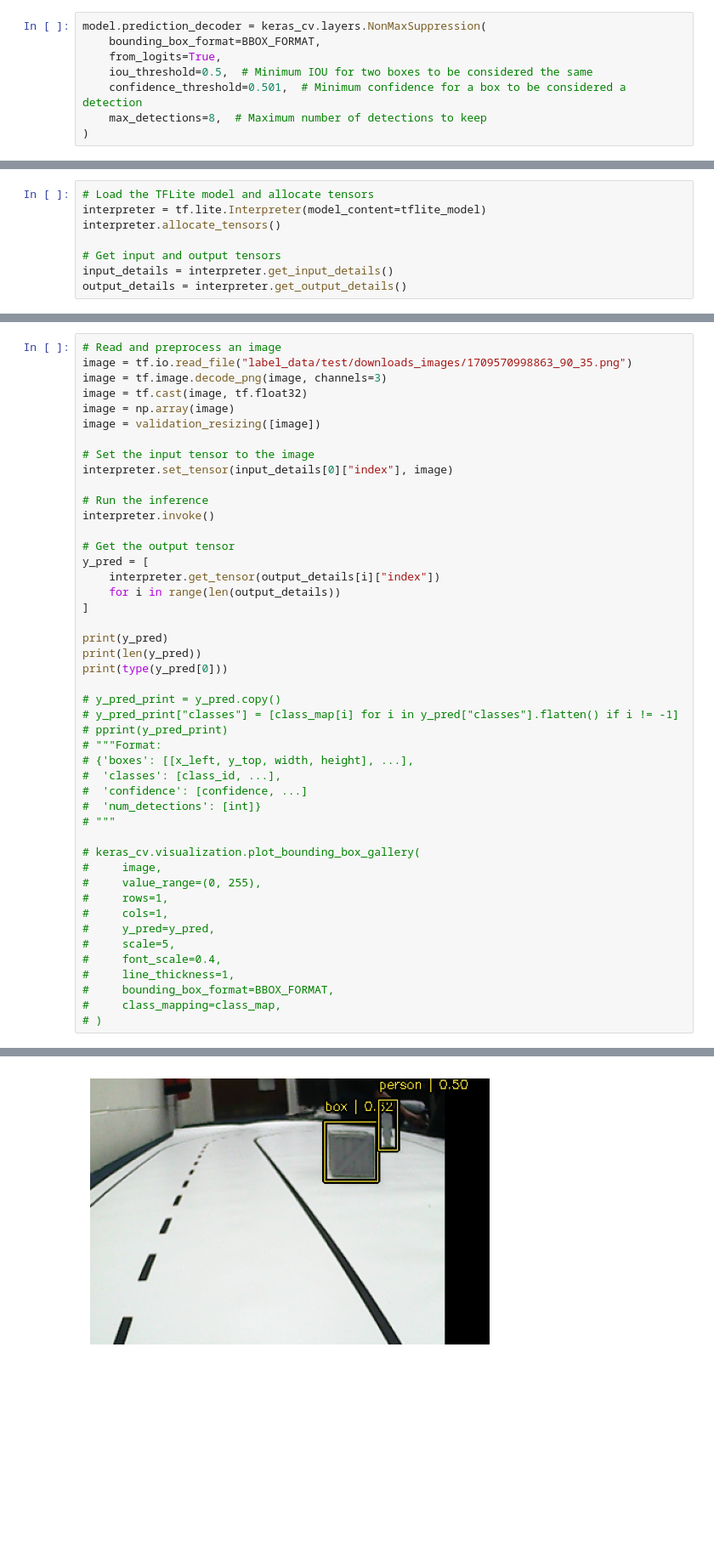
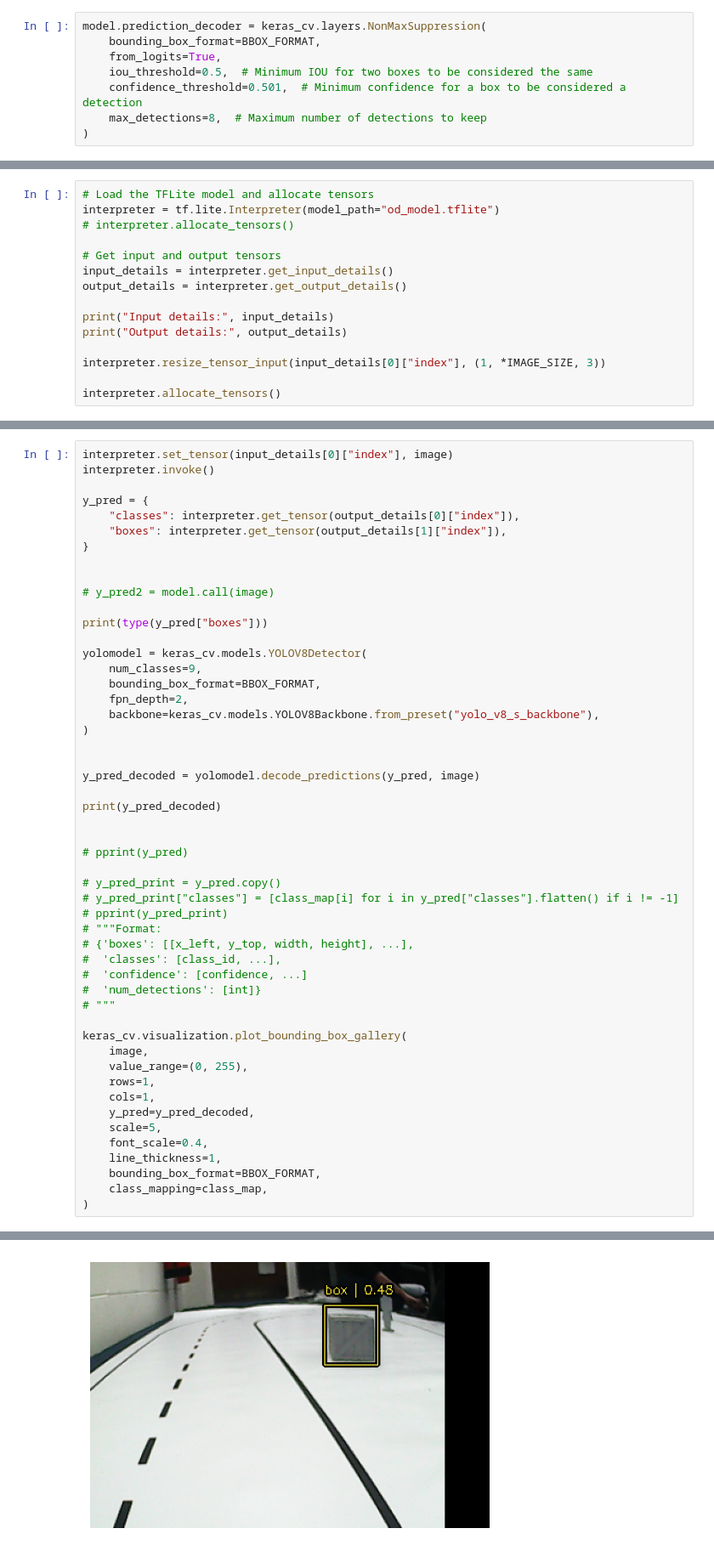
Before and after one commit to jckpn/picar_sim, a Jupyter notebook: od_infer_tflite.ipynb, the cells around one changed output, grey strips where cells are left out. Shown at 85% size. Saved outputs shown, nothing was run; the diff lists cells and outputs as text; blank space fills up the shorter version.

Commit message:
Convert obj detection to tflite

```diff
--- a/od_infer_tflite.ipynb
+++ b/od_infer_tflite.ipynb
@@ -83,8 +200,15 @@ with open("model.tflite", "wb") as f:
 # %%
 # Load the TFLite model and allocate tensors
-interpreter = tf.lite.Interpreter(model_content=tflite_model)
-interpreter.allocate_tensors()
+interpreter = tf.lite.Interpreter(model_path="od_model.tflite")
+# interpreter.allocate_tensors()
 
 # Get input and output tensors
 input_details = interpreter.get_input_details()
 output_details = interpreter.get_output_details()
+
+print("Input details:", input_details)
+print("Output details:", output_details)
+
+interpreter.resize_tensor_input(input_details[0]["index"], (1, *IMAGE_SIZE, 3))
+
+interpreter.allocate_tensors()
@@ -91,26 +274,31 @@ output_details = interpreter.get_output_details()
 # %%
-# Read and preprocess an image
-image = tf.io.read_file("label_data/test/downloads_images/1709570998863_90_35.png")
-image = tf.image.decode_png(image, channels=3)
-image = tf.cast(image, tf.float32)
-image = np.array(image)
-image = validation_resizing([image])
-
-# Set the input tensor to the image
 interpreter.set_tensor(input_details[0]["index"], image)
-
-# Run the inference
 interpreter.invoke()
 
-# Get the output tensor
-y_pred = [
-    interpreter.get_tensor(output_details[i]["index"])
-    for i in range(len(output_details))
-]
+y_pred = {
+    "classes": interpreter.get_tensor(output_details[0]["index"]),
+    "boxes": interpreter.get_tensor(output_details[1]["index"]),
+}
 
-print(y_pred)
-print(len(y_pred))
-print(type(y_pred[0]))
+
+# y_pred2 = model.call(image)
+
+print(type(y_pred["boxes"]))
+
+yolomodel = keras_cv.models.YOLOV8Detector(
+    num_classes=9,
+    bounding_box_format=BBOX_FORMAT,
+    fpn_depth=2,
+    backbone=keras_cv.models.YOLOV8Backbone.from_preset("yolo_v8_s_backbone"),
+)
+
+
+y_pred_decoded = yolomodel.decode_predictions(y_pred, image)
+
+print(y_pred_decoded)
+
+
+# pprint(y_pred)
 
 # y_pred_print = y_pred.copy()
 # y_pred_print["classes"] = [class_map[i] for i in y_pred["classes"].flatten() if i != -1]
@@ -122,16 +310,16 @@ print(type(y_pred[0]))
 #  'num_detections': [int]}
 # """
 
-# keras_cv.visualization.plot_bounding_box_gallery(
-#     image,
-#     value_range=(0, 255),
-#     rows=1,
-#     cols=1,
-#     y_pred=y_pred,
-#     scale=5,
-#     font_scale=0.4,
-#     line_thickness=1,
-#     bounding_box_format=BBOX_FORMAT,
-#     class_mapping=class_map,
-# )
+keras_cv.visualization.plot_bounding_box_gallery(
+    image,
+    value_range=(0, 255),
+    rows=1,
+    cols=1,
+    y_pred=y_pred_decoded,
+    scale=5,
+    font_scale=0.4,
+    line_thickness=1,
+    bounding_box_format=BBOX_FORMAT,
+    class_mapping=class_map,
+)
 # %% [output]
@@ -151 +343 @@ print(type(y_pred[0]))
-[figure, old version]
+[figure, new version]
```
Also changed, not shown: parts of 16 cells of this notebook, 2 other files.
